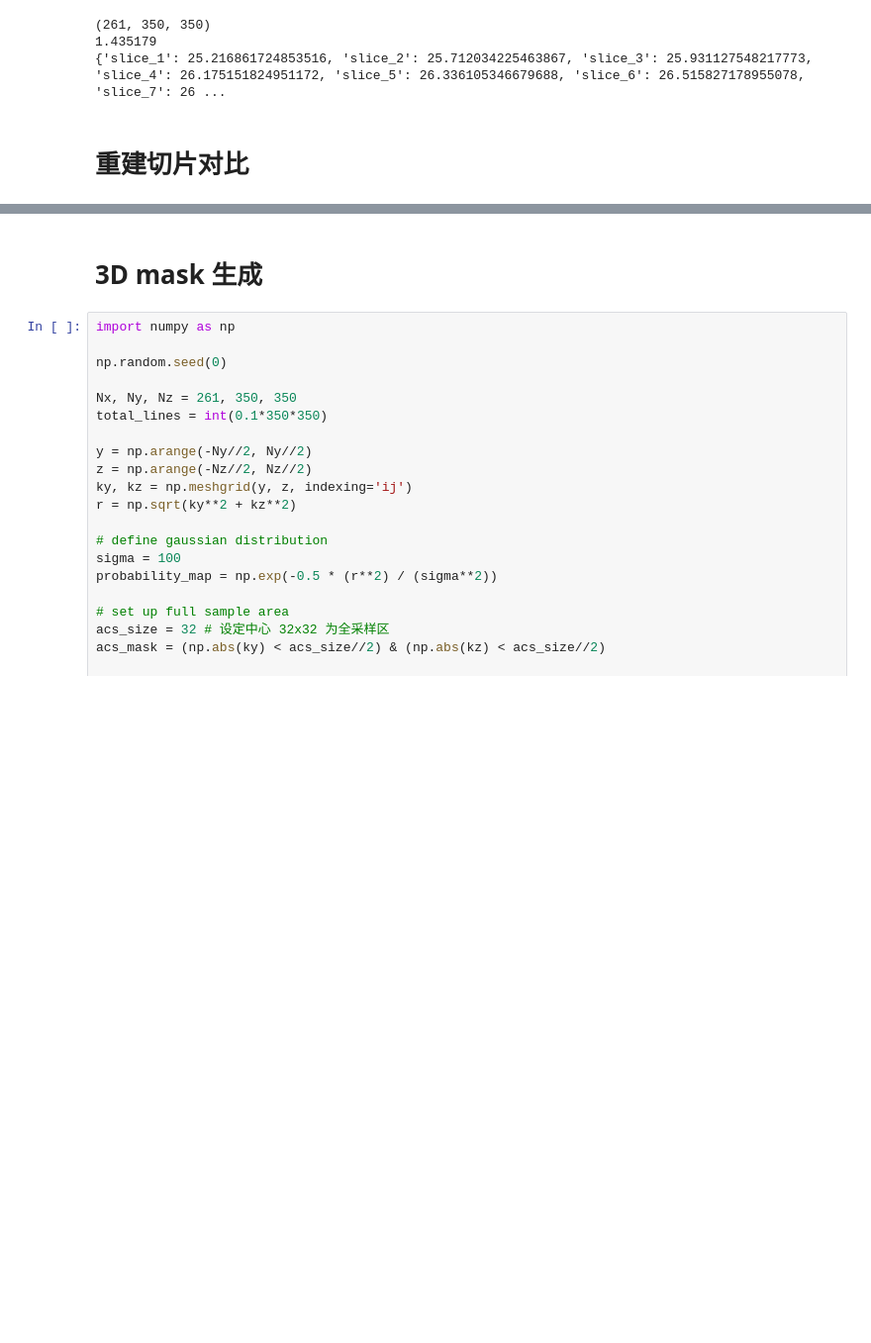
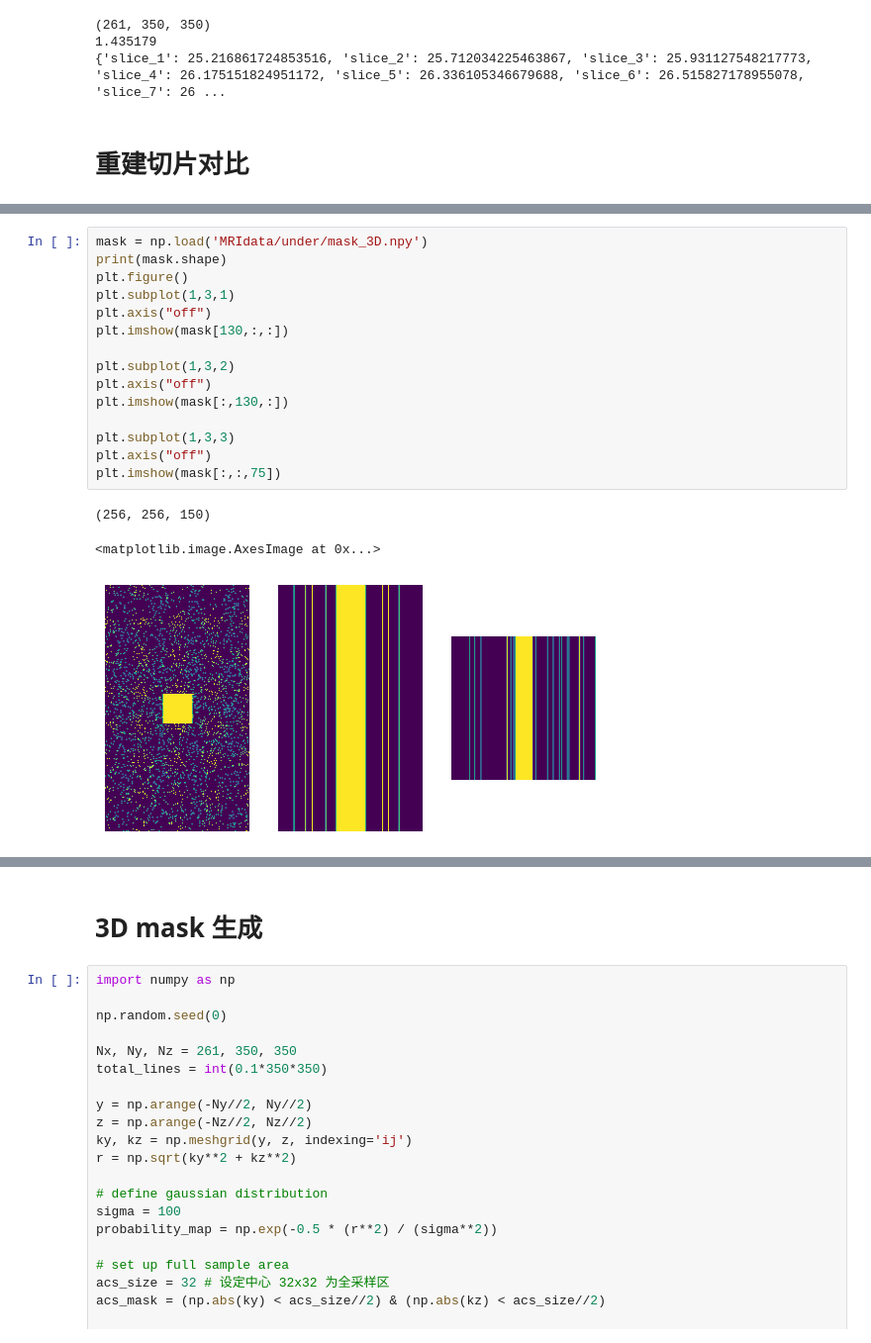
Before and after one commit to ccq0627/3DMRI-Reconstruction, a Jupyter notebook: test.ipynb, the cells around one changed output, grey strips where cells are left out. Shown at 99% size. Saved outputs shown, nothing was run; the diff lists cells and outputs as text; blank space fills up the shorter version.

```diff
--- a/test.ipynb
+++ b/test.ipynb
@@ -150,3 +157,22 @@ plt.show()
+# %%
+mask = np.load('MRIdata/under/mask_3D.npy')
+print(mask.shape)
+plt.figure()
+plt.subplot(1,3,1)
+plt.axis("off")
+plt.imshow(mask[130,:,:])
+
+plt.subplot(1,3,2)
+plt.axis("off")
+plt.imshow(mask[:,130,:])
+
+plt.subplot(1,3,3)
+plt.axis("off")
+plt.imshow(mask[:,:,75])
+# %% [output]
+(256, 256, 150)
+<matplotlib.image.AxesImage at 0x...>
+[figure, added]
 # %%
 import matplotlib.pyplot as plt
 import numpy as np
```
Also changed, not shown: parts of 13 cells of this notebook, 7 other files.
